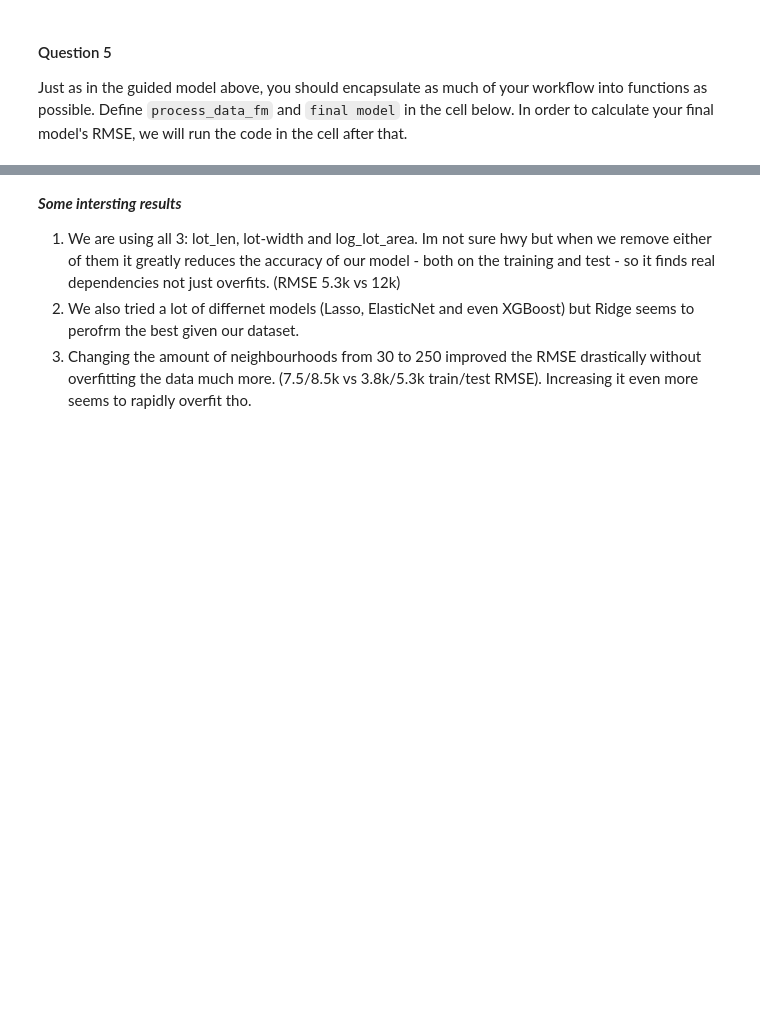
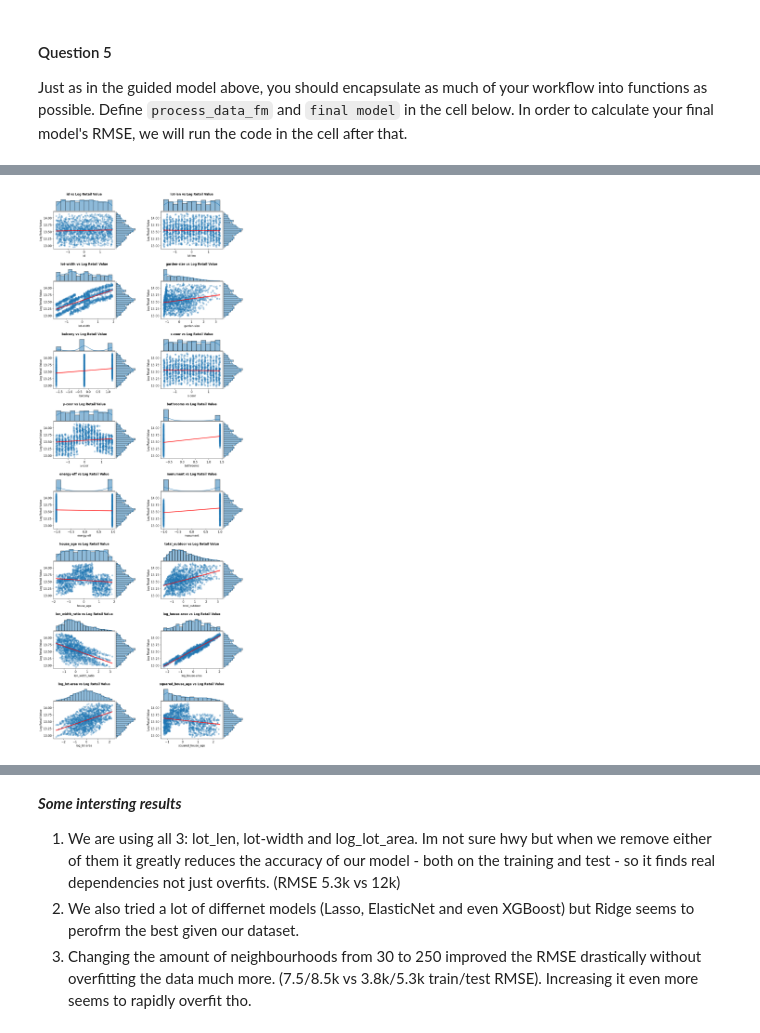
Before and after one commit to MaksiuMilcarz/Data-Analysis, a Jupyter notebook: clinic2/DA-clinic2-max.ipynb, the cells around one changed output, grey strips where cells are left out. Drawn from its saved outputs; the diff is of its cells as text; code cells hidden in the pictures; blank space fills up the shorter version.

Commit message:
final model

```diff
--- a/clinic2/DA-clinic2-max.ipynb
+++ b/clinic2/DA-clinic2-max.ipynb
@@ -1597,6 +1623,8 @@ def process_data_fm(data, polar_k, polar_scaler, polar_center, fitted_std_scaler
   data = add_total_outdoor(data)
   data = add_log_retail_value(data)
   #data = add_log_tax_value(data)
+  data = add_len_to_width_ratio(data)
+  # data = play_around_with_coordinates(data) # Its not usefull, the plots show no significant relation nor distribution!
   data = add_log_house_area(data)
   data = add_log_lot_area(data)
   data = add_squared_house_age(data)
@@ -1605,7 +1633,8 @@ def process_data_fm(data, polar_k, polar_scaler, polar_center, fitted_std_scaler
   dropouts = [
      "log_retailvalue", "retailvalue", "taxvalue", #Ensuring no data leakage
     "lot-area",  "house-area", "buildyear",  #We have better engineered features
-     "x-coor", "y-coor","zipcode", #We have better engineered features
+    #  "x-coor", "y-coor",
+     "zipcode", #We have better engineered features
      "spatial_neighborhood_polar"] #No longer rneeded we have one hot columns
 
   #Safe drop
@@ -1630 +1679,69 @@ def process_data_fm(data, polar_k, polar_scaler, polar_center, fitted_std_scaler
+# %%
+# Joint plot for each numerical variable vs log_retailvalue to see if there are any clear relationships we can capture with our model
+# list all numerical variables, omit any spatial one hot encoded columns.
+numerical_vars = [col for col in X_train.columns if X_train[col].dtype in [np.float64, np.int64] and not col.startswith('spatial_neighborhood_polar_')]
+
+# remove warnings
+import warnings
+warnings.filterwarnings("ignore")
+import matplotlib.gridspec as gridspec
+
+# create joint plot on 2 columns as a single figure with 2 axis!  SIngle figure with 2 columns and as many rows as needed
+n_cols = 2
+n_rows = (len(numerical_vars) + n_cols - 1) // n_cols
+# Create a single large figure
+fig = plt.figure(figsize=(14, n_rows * 5))
+
+# Create an outer grid for the overall layout (Rows x 2 Columns)
+outer_grid = gridspec.GridSpec(n_rows, n_cols, wspace=0.3, hspace=0.4)
+
+for i, var in enumerate(numerical_vars):
+    row = i // n_cols
+    col = i % n_cols
+
+    # Create an inner grid for the jointplot layout (4x4 ratio)
+    # 3x3 for the scatter plot, 1x3 for top hist, 3x1 for right hist
+    inner_grid = gridspec.GridSpecFromSubplotSpec(
+        4, 4, subplot_spec=outer_grid[row, col], wspace=0.05, hspace=0.05
+    )
+
+    # Define the 3 axes for this specific variable
+    ax_main = fig.add_subplot(inner_grid[1:4, 0:3])             # Main Scatter/Reg plot
+    ax_top = fig.add_subplot(inner_grid[0, 0:3], sharex=ax_main) # Top Histogram
+    ax_right = fig.add_subplot(inner_grid[1:4, 3], sharey=ax_main) # Right Histogram
+
+    # --- 1. Main Plot (Regression) ---
+    sns.regplot(
+        x=X_train[var], y=y_train, ax=ax_main,
+        scatter_kws={'alpha': 0.3}, line_kws={'color': 'red'}
+    )
+    ax_main.set_xlabel(var, fontsize=11)
+    ax_main.set_ylabel("Log Retail Value", fontsize=11)
+
+    # --- 2. Top Marginal Plot (Distribution of X) ---
+    sns.histplot(x=X_train[var], ax=ax_top, kde=True, color="tab:blue", alpha=0.5)
+
+    # Clean up top axes (hide ticks and spines)
+    ax_top.tick_params(axis="both", which="both", bottom=False, labelbottom=False, left=False, labelleft=False)
+    ax_top.set_xlabel("")
+    ax_top.set_ylabel("")
+    ax_top.spines['top'].set_visible(False)
+    ax_top.spines['right'].set_visible(False)
+    ax_top.spines['left'].set_visible(False)
+    ax_top.set_title(f"{var} vs Log Retail Value", pad=15, fontsize=12, fontweight='bold')
+
+    # --- 3. Right Marginal Plot (Distribution of Y) ---
+    sns.histplot(y=y_train, ax=ax_right, kde=True, color="tab:blue", alpha=0.5)
+
+    # Clean up right axes (hide ticks and spines)
+    ax_right.tick_params(axis="both", which="both", left=False, labelleft=False, bottom=False, labelbottom=False)
+    ax_right.set_xlabel("")
+    ax_right.set_ylabel("")
+    ax_right.spines['top'].set_visible(False)
+    ax_right.spines['right'].set_visible(False)
+    ax_right.spines['bottom'].set_visible(False)
+
+plt.show()
+# %% [output]
+[figure, added]
 # %%
```
Also changed, not shown: parts of 9 cells of this notebook.
